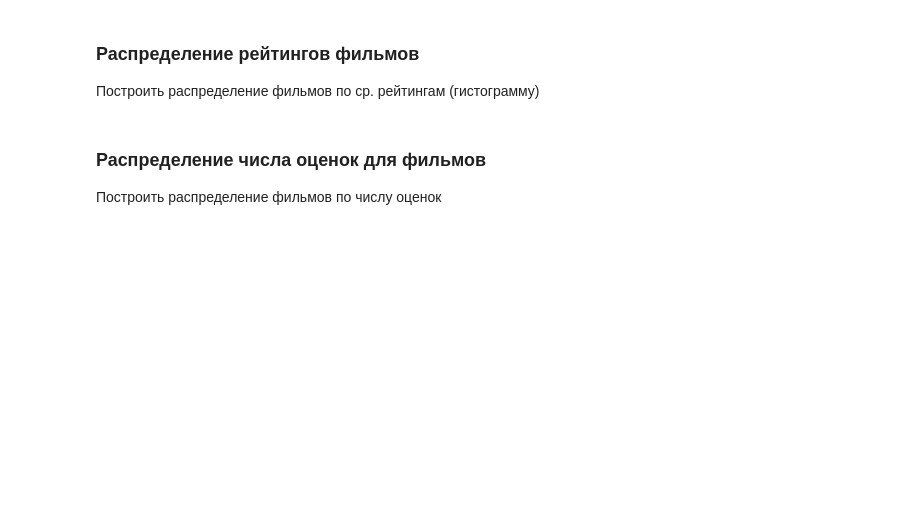
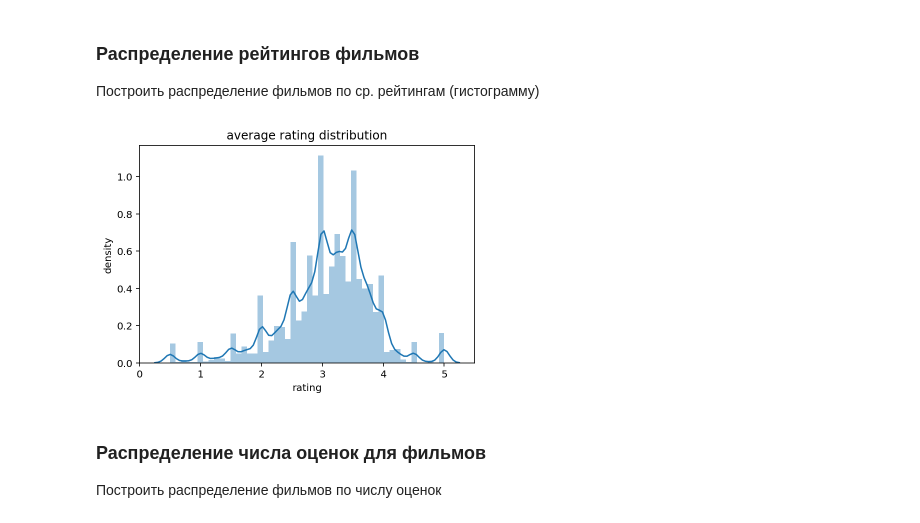
Before and after one commit to ishugaepov/MLBD, a Jupyter notebook: apache_spark/notebooks/spark_examples.ipynb, the cells around one changed output. Cells and saved outputs as stored; diff of their text form; code cells hidden in the pictures; blank space fills up the shorter version.

```diff
--- a/apache_spark/notebooks/spark_examples.ipynb
+++ b/apache_spark/notebooks/spark_examples.ipynb
@@ -113,6 +113,8 @@ ratings.take(5)
 ratings.getNumPartitions()
 # %% [output]
 5
+# %%
+Rating = namedtuple("Rating", ["user_id", "movie_id", "rating", "timestamp"])
 # %%
 ratings = ratings \
     .map(lambda s: s.split(',')) \
@@ -284,3 +360,15 @@ plt.show()
+# %%
+avg_ratings = movie_avg_rating \
+  .map(lambda id_rating: id_rating[1]) \
+  .collect()
+
+sns.distplot(avg_ratings)
+plt.title('average rating distribution')
+plt.ylabel('density')
+plt.xlabel('rating')
+plt.show()
+# %% [output]
+[figure, added]
 # %% [markdown]
 ### Распределение числа оценок для фильмов
 
```
Also changed, not shown: parts of 21 cells of this notebook, 1 other file.
